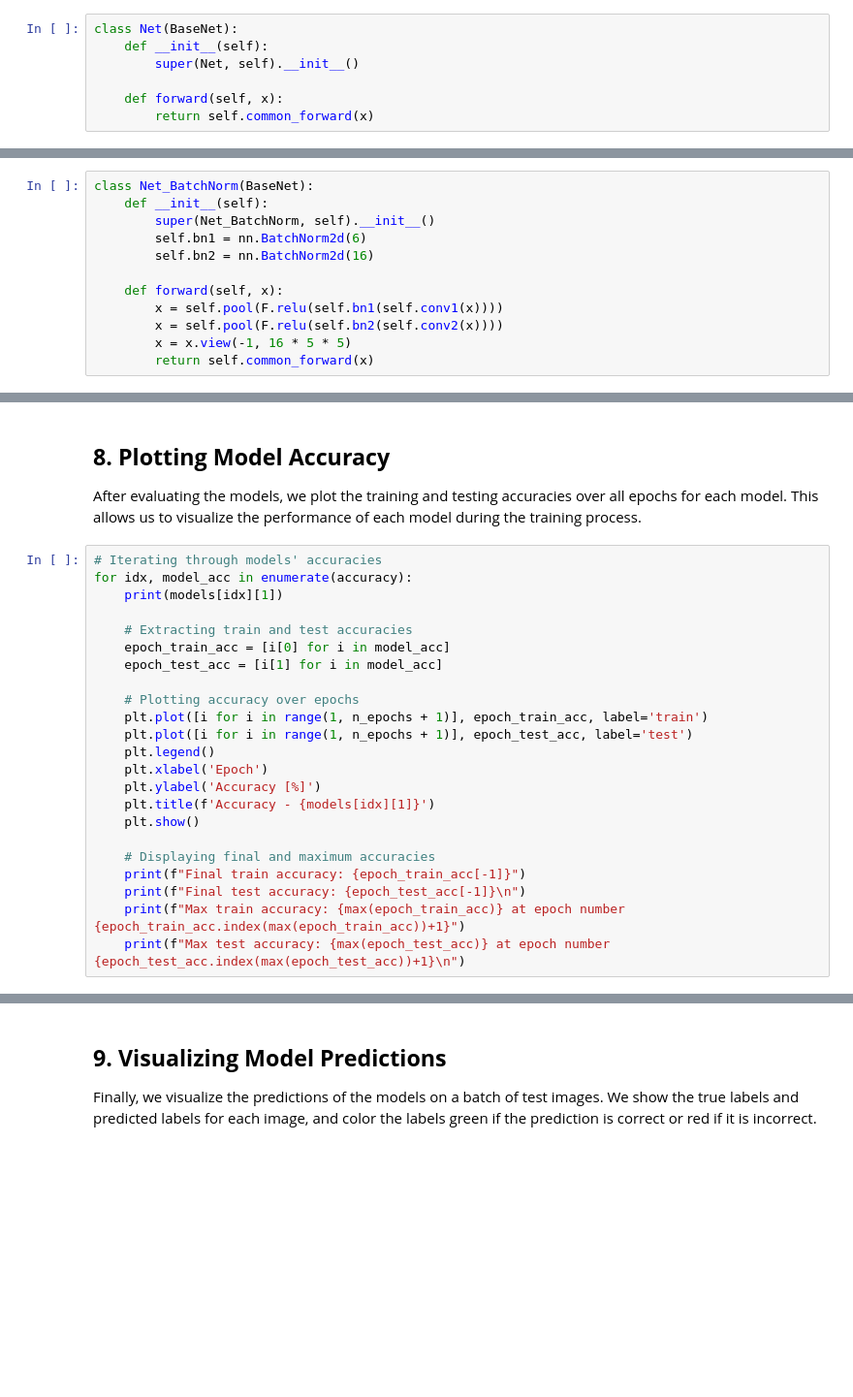
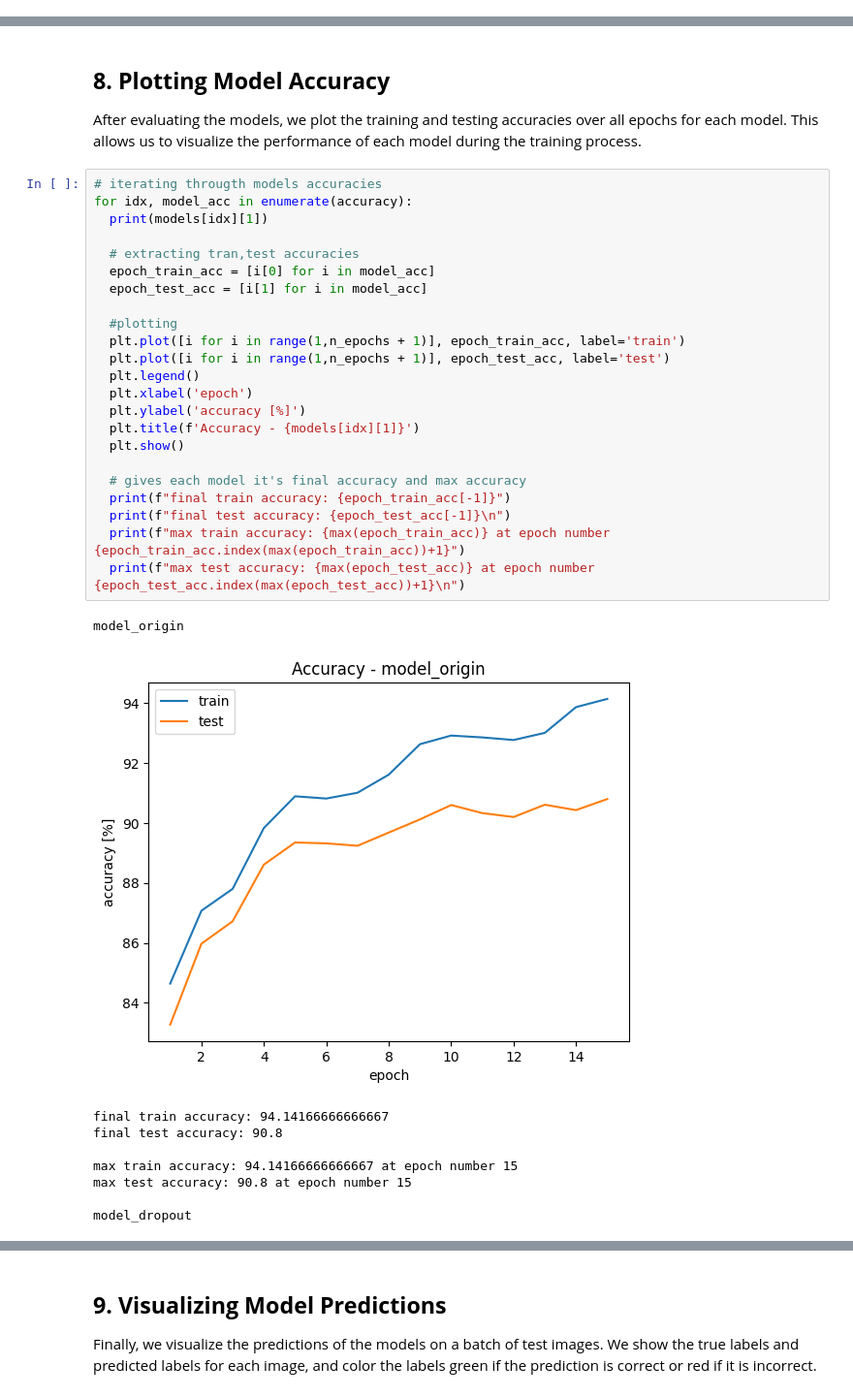
Before and after one commit to lior5egal/Deep-Learning-0512-436201, a Jupyter notebook: HW1_Split_nb/EX1_Practical.ipynb, the cells around one changed output, grey strips where cells are left out. Shown: that part at 97% size. Drawn from its saved outputs; the diff is of its cells as text; blank space fills up the shorter version.

```diff
--- a/HW1_Split_nb/EX1_Practical.ipynb
+++ b/HW1_Split_nb/EX1_Practical.ipynb
@@ -144,9 +152,2 @@ class Net_dropout(BaseNet):
 # %% [markdown]
 - **`Net`**: A simpler model that directly uses the `common_forward` method from `BaseNet` without any additional modifications.
-# %%
-class Net(BaseNet):
-    def __init__(self):
-        super(Net, self).__init__()
-
-    def forward(self, x):
-        return self.common_forward(x)
@@ -153,14 +190,2 @@ class Net(BaseNet):
 # %% [markdown]
 - **`Net_BatchNorm`**: This model also inherits from `BaseNet`, but it introduces batch normalization after each convolutional layer. Batch normalization helps improve the training of deep networks by normalizing the input to each layer, leading to faster convergence.
-# %%
-class Net_BatchNorm(BaseNet):
-    def __init__(self):
-        super(Net_BatchNorm, self).__init__()
-        self.bn1 = nn.BatchNorm2d(6)
-        self.bn2 = nn.BatchNorm2d(16)
-
-    def forward(self, x):
-        x = self.pool(F.relu(self.bn1(self.conv1(x))))
-        x = self.pool(F.relu(self.bn2(self.conv2(x))))
-        x = x.view(-1, 16 * 5 * 5)
-        return self.common_forward(x)
@@ -346,25 +481,35 @@ for idx in range(4):
 
 After evaluating the models, we plot the training and testing accuracies over all epochs for each model. This allows us to visualize the performance of each model during the training process.
 # %%
-# Iterating through models' accuracies
+# iterating througth models accuracies
 for idx, model_acc in enumerate(accuracy):
-    print(models[idx][1])
+  print(models[idx][1])
 
-    # Extracting train and test accuracies
-    epoch_train_acc = [i[0] for i in model_acc]
-    epoch_test_acc = [i[1] for i in model_acc]
+  # extracting tran,test accuracies
+  epoch_train_acc = [i[0] for i in model_acc]
+  epoch_test_acc = [i[1] for i in model_acc]
 
-    # Plotting accuracy over epochs
-    plt.plot([i for i in range(1, n_epochs + 1)], epoch_train_acc, label='train')
-    plt.plot([i for i in range(1, n_epochs + 1)], epoch_test_acc, label='test')
-    plt.legend()
-    plt.xlabel('Epoch')
-    plt.ylabel('Accuracy [%]')
-    plt.title(f'Accuracy - {models[idx][1]}')
-    plt.show()
+  #plotting
+  plt.plot([i for i in range(1,n_epochs + 1)], epoch_train_acc, label='train')
+  plt.plot([i for i in range(1,n_epochs + 1)], epoch_test_acc, label='test')
+  plt.legend()
+  plt.xlabel('epoch')
+  plt.ylabel('accuracy [%]')
+  plt.title(f'Accuracy - {models[idx][1]}')
+  plt.show()
 
-    # Displaying final and maximum accuracies
-    print(f"Final train accuracy: {epoch_train_acc[-1]}")
-    print(f"Final test accuracy: {epoch_test_acc[-1]}\n")
-    print(f"Max train accuracy: {max(epoch_train_acc)} at epoch number {epoch_train_acc.index(max(epoch_train_acc))+1}")
-    print(f"Max test accuracy: {max(epoch_test_acc)} at epoch number {epoch_test_acc.index(max(epoch_test_acc))+1}\n")
+  # gives each model it's final accuracy and max accuracy
+  print(f"final train accuracy: {epoch_train_acc[-1]}")
+  print(f"final test accuracy: {epoch_test_acc[-1]}\n")
+  print(f"max train accuracy: {max(epoch_train_acc)} at epoch number {epoch_train_acc.index(max(epoch_train_acc))+1}")
+  print(f"max test accuracy: {max(epoch_test_acc)} at epoch number {epoch_test_acc.index(max(epoch_test_acc))+1}\n")
+# %% [output]
+model_origin
+[figure, added]
+final train accuracy: 94.14166666666667
+final test accuracy: 90.8
+
+max train accuracy: 94.14166666666667 at epoch number 15
+max test accuracy: 90.8 at epoch number 15
+
+model_dropout
```
Also changed, not shown: parts of 15 cells of this notebook.
